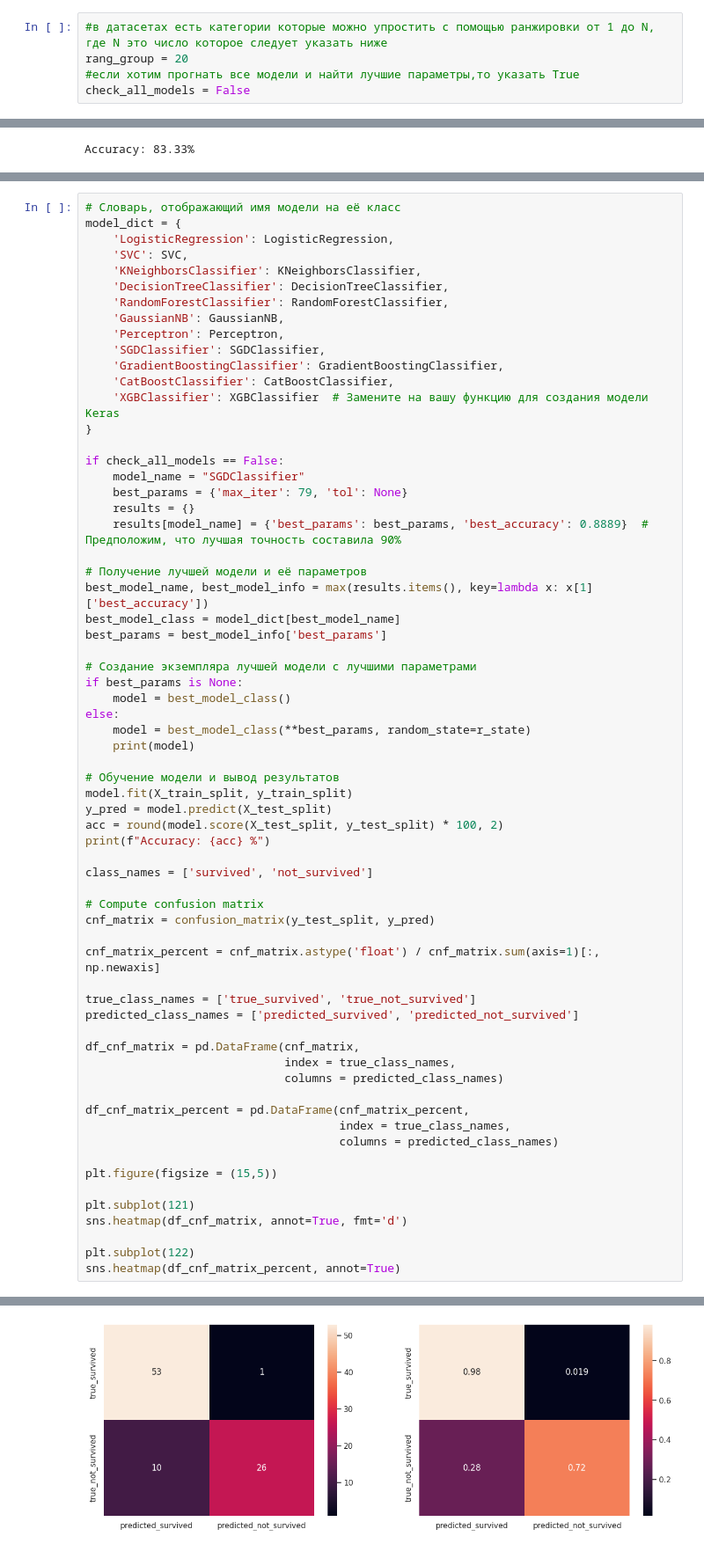
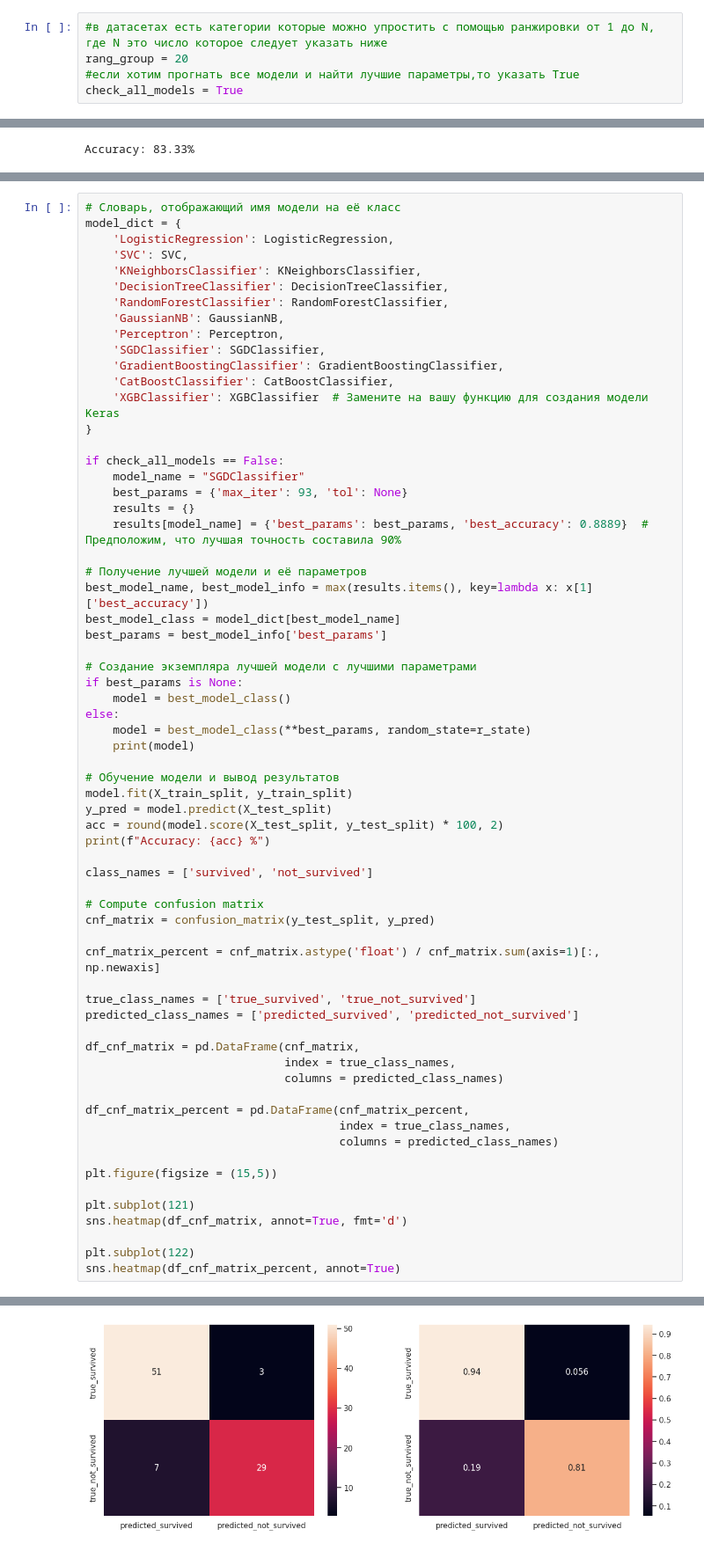
Before and after one commit to Ankudar/kaggle, a Jupyter notebook: titanic.ipynb, the cells around one changed output, grey strips where cells are left out. Shown at 88% size. Cells and saved outputs as stored; diff of their text form.

```diff
--- a/titanic.ipynb
+++ b/titanic.ipynb
@@ -2,7 +2,7 @@
 #в датасетах есть категории которые можно упростить с помощью ранжировки от 1 до N, где N это число которое следует указать ниже
 rang_group = 20
 #если хотим прогнать все модели и найти лучшие параметры,то указать True
-check_all_models = False
+check_all_models = True
 # %%
 import itertools
 import os
@@ -923,7 +923,7 @@ model_dict = {
 
 if check_all_models == False:
     model_name = "SGDClassifier"
-    best_params = {'max_iter': 79, 'tol': None}
+    best_params = {'max_iter': 93, 'tol': None}
     results = {}
     results[model_name] = {'best_params': best_params, 'best_accuracy': 0.8889}  # Предположим, что лучшая точность составила 90%
 
@@ -976,5 +976,5 @@ Accuracy: 87.78 %
 <Axes: >
-[figure, old version]
+[figure, new version]
 # %%
 # Извлечение значений из матрицы ошибок
 tp = cnf_matrix[0, 0]  # True positives (правильно предсказано survived)
```
Also changed, not shown: parts of 16 cells of this notebook.
